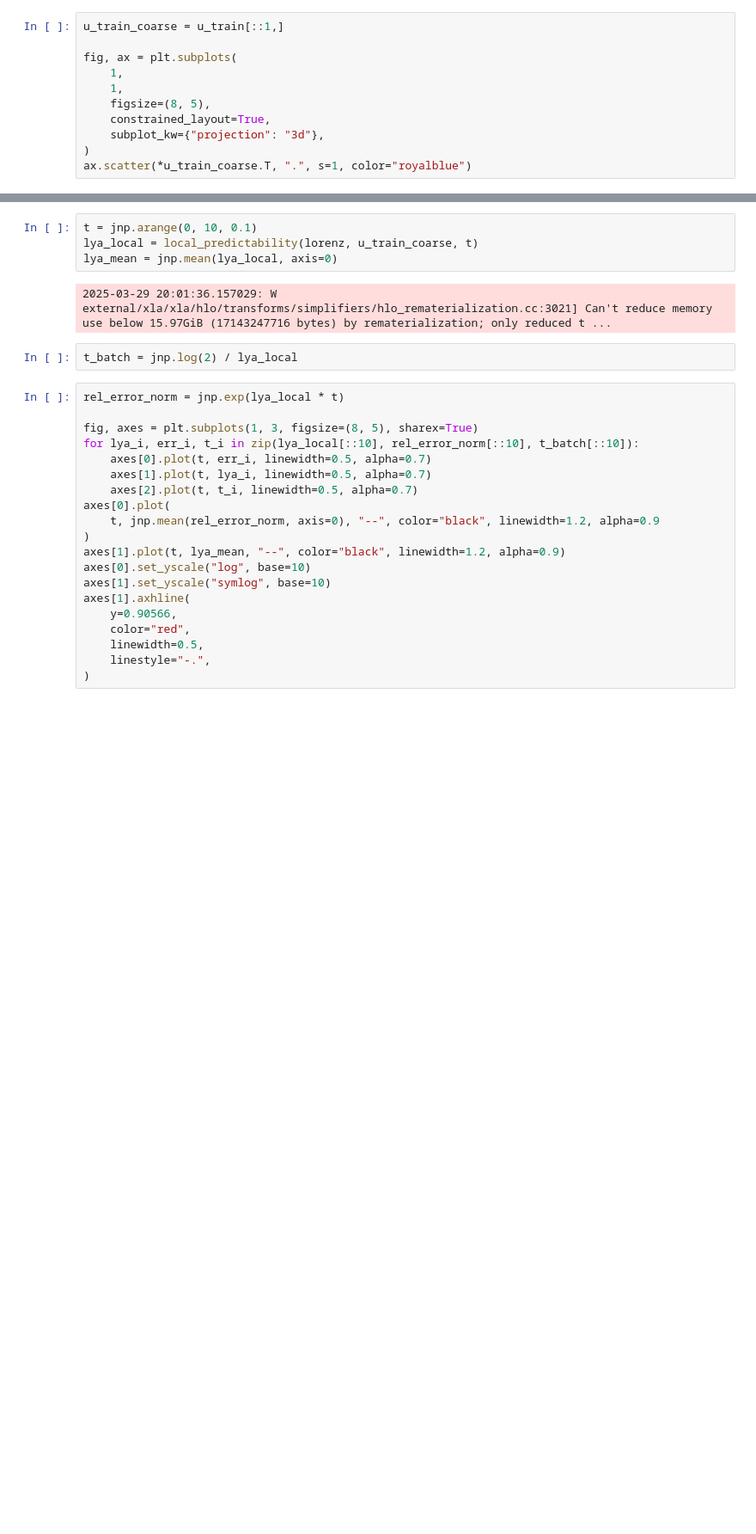
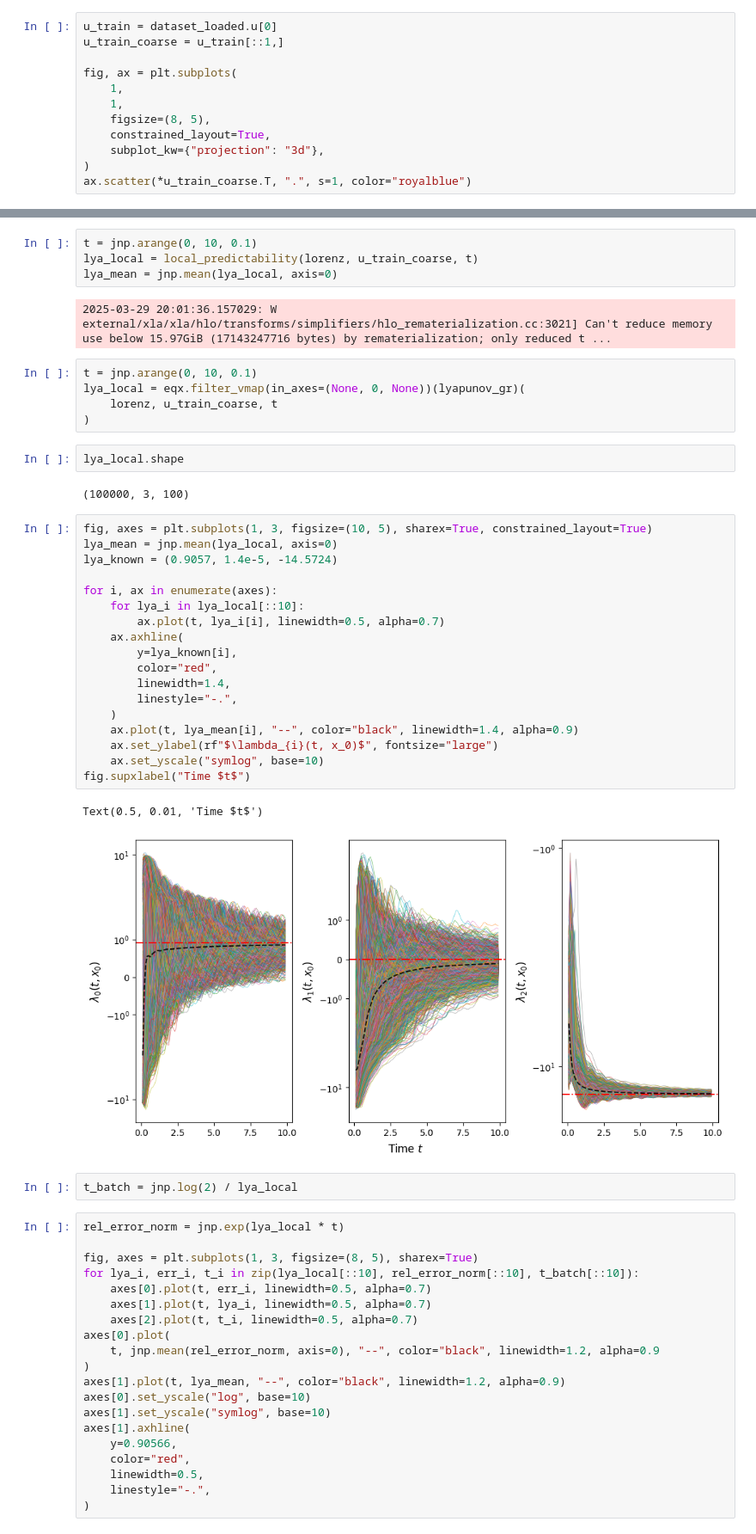
Before and after one commit to Jhko725/sandbox, a Jupyter notebook: local_predictability.ipynb, the cells around one changed output, grey strips where cells are left out. Shown at 86% size. Cells and saved outputs as stored; diff of their text form; blank space fills up the shorter version.

```diff
--- a/local_predictability.ipynb
+++ b/local_predictability.ipynb
@@ -358,6 +220,7 @@ axes[0].set_yscale("log", base=10)
 # %% [output]
 [figure]
 # %%
+u_train = dataset_loaded.u[0]
 u_train_coarse = u_train[::1,]
 
 fig, ax = plt.subplots(
@@ -377,6 +240,36 @@ lya_local = local_predictability(lorenz, u_train_coarse, t)
 lya_mean = jnp.mean(lya_local, axis=0)
 # %% [output]
 2025-03-29 20:01:36.157029: W external/xla/xla/hlo/transforms/simplifiers/hlo_rematerialization.cc:3021] Can't reduce memory use below 15.97GiB (17143247716 bytes) by rematerialization; only reduced t ...
+# %%
+t = jnp.arange(0, 10, 0.1)
+lya_local = eqx.filter_vmap(in_axes=(None, 0, None))(lyapunov_gr)(
+    lorenz, u_train_coarse, t
+)
+# %%
+lya_local.shape
+# %% [output]
+(100000, 3, 100)
+# %%
+fig, axes = plt.subplots(1, 3, figsize=(10, 5), sharex=True, constrained_layout=True)
+lya_mean = jnp.mean(lya_local, axis=0)
+lya_known = (0.9057, 1.4e-5, -14.5724)
+
+for i, ax in enumerate(axes):
+    for lya_i in lya_local[::10]:
+        ax.plot(t, lya_i[i], linewidth=0.5, alpha=0.7)
+    ax.axhline(
+        y=lya_known[i],
+        color="red",
+        linewidth=1.4,
+        linestyle="-.",
+    )
+    ax.plot(t, lya_mean[i], "--", color="black", linewidth=1.4, alpha=0.9)
+    ax.set_ylabel(rf"$\lambda_{i}(t, x_0)$", fontsize="large")
+    ax.set_yscale("symlog", base=10)
+fig.supxlabel("Time $t$")
+# %% [output]
+Text(0.5, 0.01, 'Time $t$')
+[figure, added]
 # %%
 t_batch = jnp.log(2) / lya_local
 # %%
```
Also changed, not shown: parts of 17 cells of this notebook, 6 other files.
